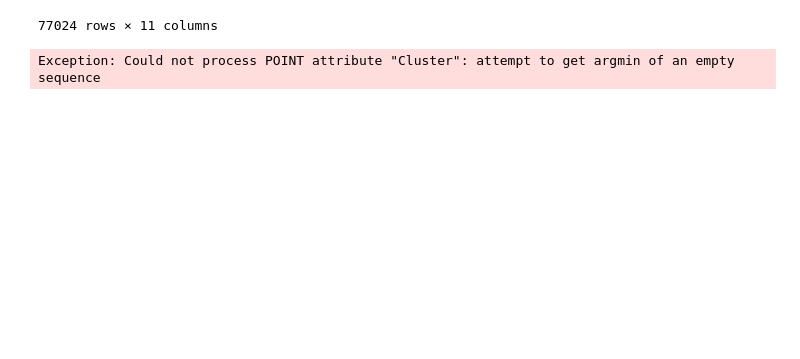
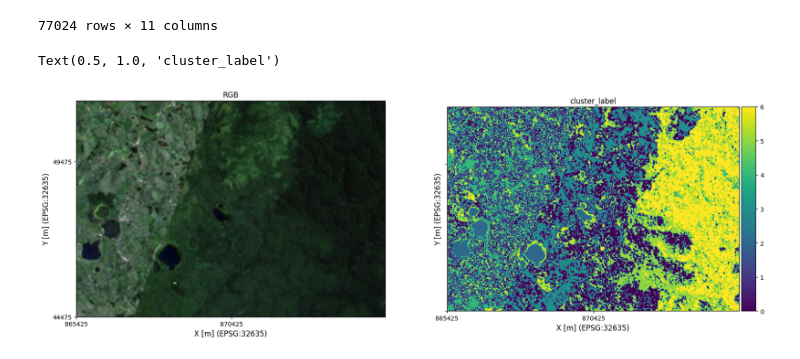
Before and after one commit to ftimcke/LULC-classification, a Jupyter notebook: process_landsat_composite.ipynb, the cells around one changed output. Cells and saved outputs as stored; diff of their text form; code cells hidden in the pictures; blank space fills up the shorter version.

```diff
--- a/process_landsat_composite.ipynb
+++ b/process_landsat_composite.ipynb
@@ -114,13 +103,22 @@ display(df)
 # %%
 # add column Cluster as a new Band into the RasterCollection
 
-geo_info = GeoInfo(epsg=32635,ulx=865425.0,uly=51435.0,pixres_x=30.0,pixres_y=30.0)
+# geo_info = GeoInfo(epsg=32635,ulx=865425.0,uly=51435.0,pixres_x=30.0,pixres_y=30.0)
 
 cluster_label = Band.from_vector(vector_features = df,
                                  band_name_src = 'Cluster',
-                                 geo_info = geo_info,
+                                 geo_info = composite_tif['blue'].geo_info,
                                  band_name_dst='cluster_label')
 
-composite_tif.add_band(band_constructor=cluster_label)
+composite_tif.add_band('cluster_label')
-# %% [output]
-Exception: Could not process POINT attribute "Cluster": attempt to get argmin of an empty sequence
+# %%
+fig, axs = plt.subplots(1, 2, figsize=(20, 10), sharey=True)
+
+composite_tif.plot_multiple_bands(["red", "green", "blue"], ax=axs[0])
+axs[0].set_title("RGB")
+
+composite_tif.plot_band("cluster_label", colormap="viridis", ax=axs[1])
+axs[1].set_title("cluster_label")
+# %% [output]
+Text(0.5, 1.0, 'cluster_label')
+[figure, added]
```
Also changed, not shown: parts of 3 cells of this notebook, 1 other file.
